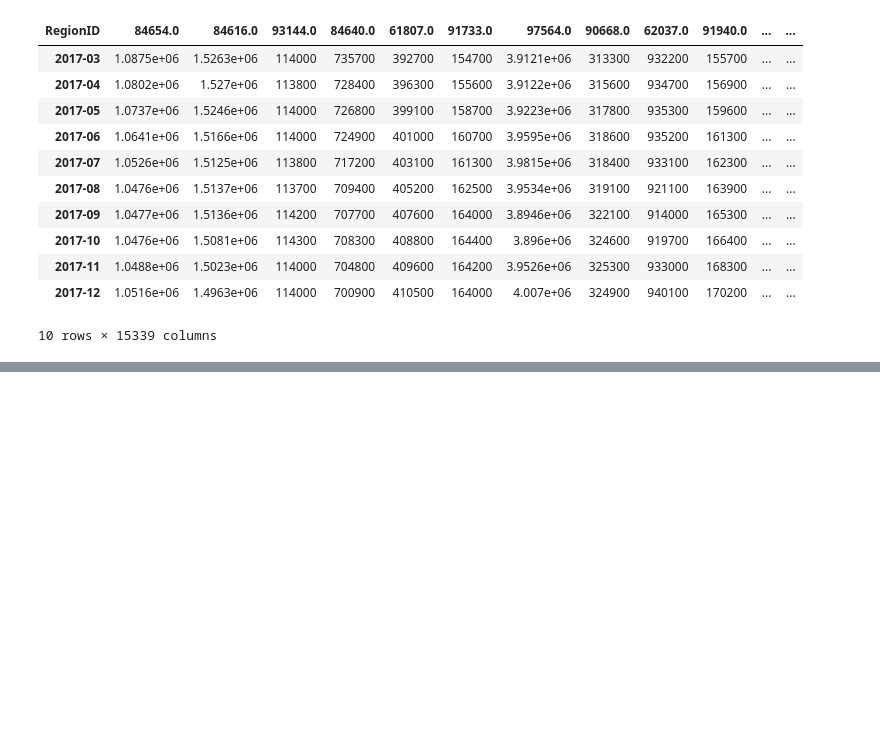
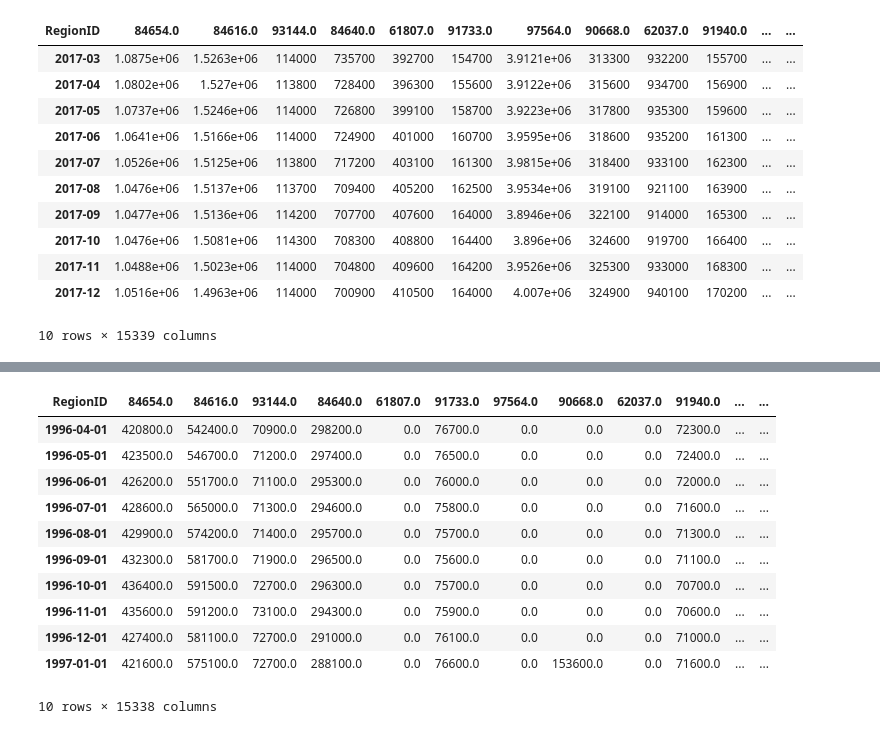
Before and after one commit to akell47/Zillow, a Jupyter notebook: zipcode.ipynb, the cells around one changed output, grey strips where cells are left out. Drawn from its saved outputs; the diff is of its cells as text; code cells hidden in the pictures; blank space fills up the shorter version.

```diff
--- a/zipcode.ipynb
+++ b/zipcode.ipynb
@@ -59,3 +74,19 @@ import matplotlib.pyplot as plt
+# %%
+T_pzip = T_pzip.fillna(0)
+T_pzip.head(10)
+# %% [output]
+| RegionID | 84654.0 | 84616.0 | 93144.0 | 84640.0 | 61807.0 | 91733.0 | 97564.0 | 90668.0 | 62037.0 | 91940.0 | ... | ... |
+| 1996-04-01 | 420800.0 | 542400.0 | 70900.0 | 298200.0 | 0.0 | 76700.0 | 0.0 | 0.0 | 0.0 | 72300.0 | ... | ... |
+| 1996-05-01 | 423500.0 | 546700.0 | 71200.0 | 297400.0 | 0.0 | 76500.0 | 0.0 | 0.0 | 0.0 | 72400.0 | ... | ... |
+| 1996-06-01 | 426200.0 | 551700.0 | 71100.0 | 295300.0 | 0.0 | 76000.0 | 0.0 | 0.0 | 0.0 | 72000.0 | ... | ... |
+| 1996-07-01 | 428600.0 | 565000.0 | 71300.0 | 294600.0 | 0.0 | 75800.0 | 0.0 | 0.0 | 0.0 | 71600.0 | ... | ... |
+| 1996-08-01 | 429900.0 | 574200.0 | 71400.0 | 295700.0 | 0.0 | 75700.0 | 0.0 | 0.0 | 0.0 | 71300.0 | ... | ... |
+| 1996-09-01 | 432300.0 | 581700.0 | 71900.0 | 296500.0 | 0.0 | 75600.0 | 0.0 | 0.0 | 0.0 | 71100.0 | ... | ... |
+| 1996-10-01 | 436400.0 | 591500.0 | 72700.0 | 296300.0 | 0.0 | 75700.0 | 0.0 | 0.0 | 0.0 | 70700.0 | ... | ... |
+| 1996-11-01 | 435600.0 | 591200.0 | 73100.0 | 294300.0 | 0.0 | 75900.0 | 0.0 | 0.0 | 0.0 | 70600.0 | ... | ... |
+| 1996-12-01 | 427400.0 | 581100.0 | 72700.0 | 291000.0 | 0.0 | 76100.0 | 0.0 | 0.0 | 0.0 | 71000.0 | ... | ... |
+| 1997-01-01 | 421600.0 | 575100.0 | 72700.0 | 288100.0 | 0.0 | 76600.0 | 0.0 | 153600.0 | 0.0 | 71600.0 | ... | ... |
+10 rows × 15338 columns
 # %%
 T_pzip.astype(float)
 # %% [output]
```
Also changed, not shown: parts of 9 cells of this notebook.
